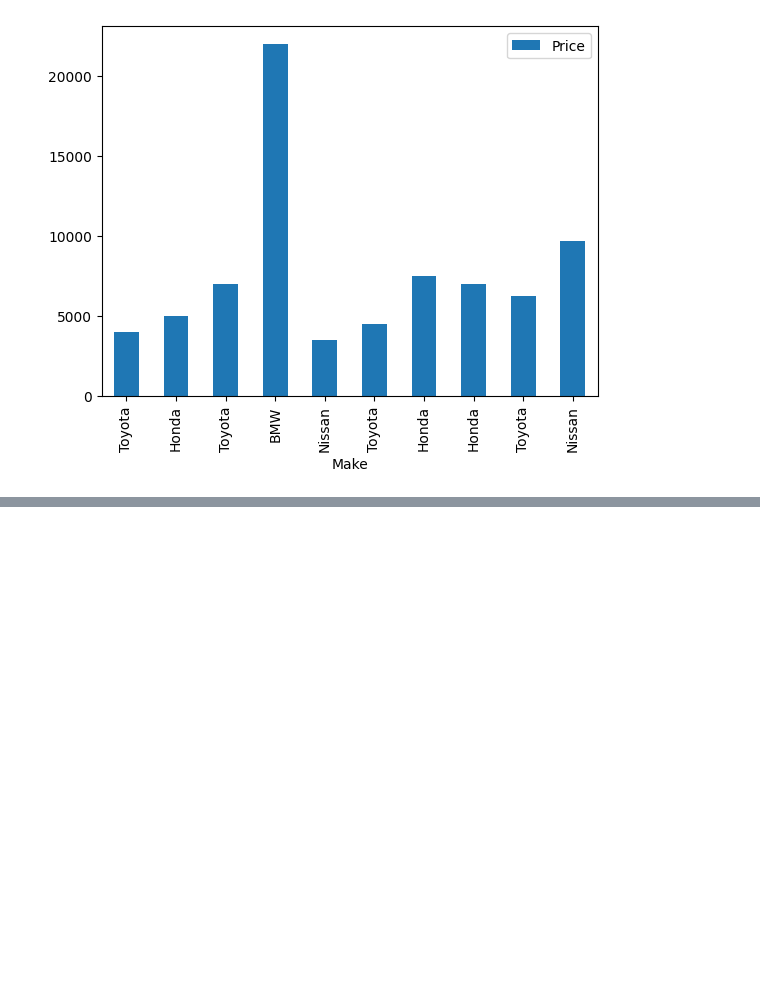
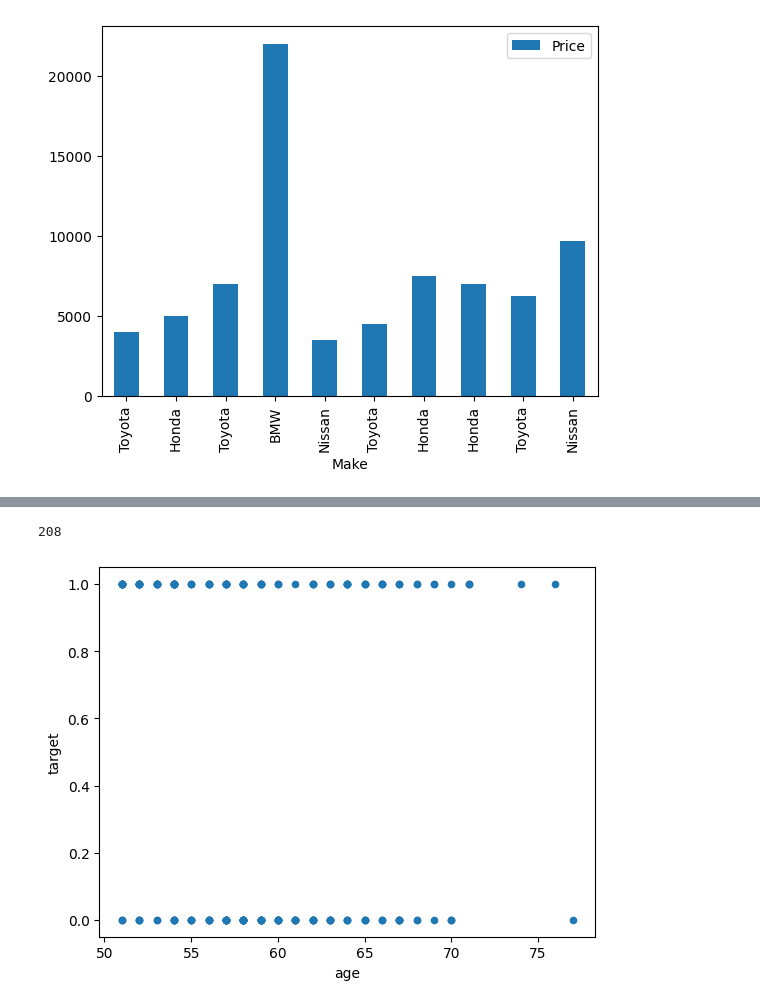
Before and after one commit to codekalimi/zero-to-mastery-ml, a Jupyter notebook: section-matplotlib/intro-matplotlib.ipynb, the cells around one changed output, grey strips where cells are left out. Saved outputs shown, nothing was run; the diff lists cells and outputs as text; code cells hidden in the pictures; blank space fills up the shorter version.

```diff
--- a/section-matplotlib/intro-matplotlib.ipynb
+++ b/section-matplotlib/intro-matplotlib.ipynb
@@ -327,3 +327,6 @@ car_sales.plot(x="Odometer (KM)", y="Price", kind="scatter");
 car_sales.plot(x="Make", y="Price", kind="bar");
 # %% [output]
 [figure]
+# %%
+heart_deases = pd.read_csv("../data/heart-disease.csv")
+heart_deases
@@ -329,0 +382,2 @@ car_sales.plot(x="Make", y="Price", kind="bar");
+# %%
+over_50 = heart_deases[heart_deases["age"] > 50]
@@ -329,0 +393,8 @@ car_sales.plot(x="Make", y="Price", kind="bar");
+# %%
+len(over_50)
+# %% [output]
+208
+# %%
+over_50.plot(x="age", y="target", kind="scatter");
+# %% [output]
+[figure, added]
```
Also changed, not shown: parts of 9 cells of this notebook.
